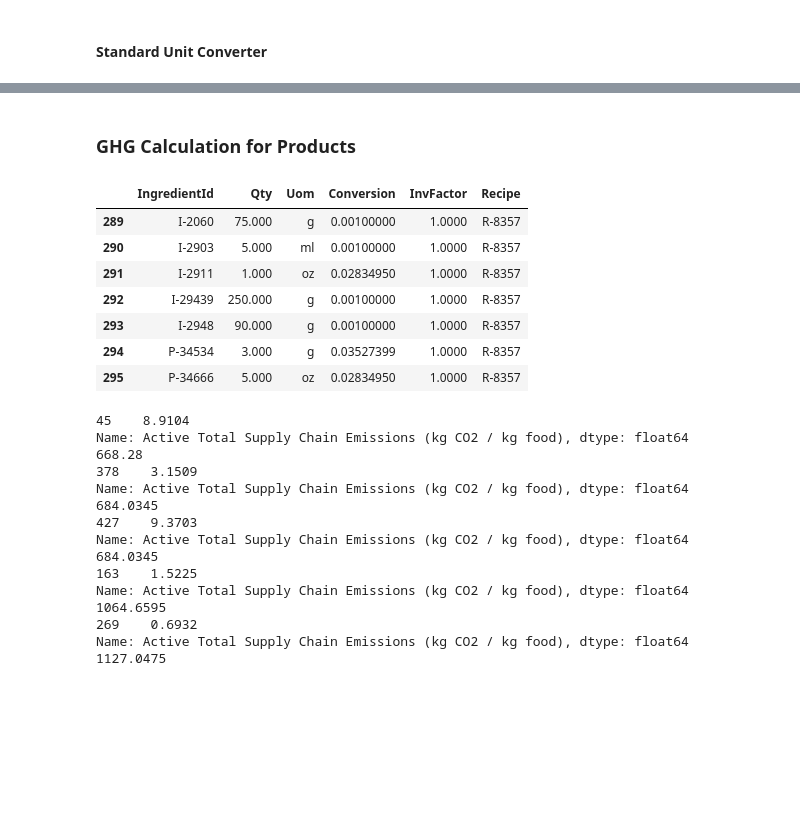
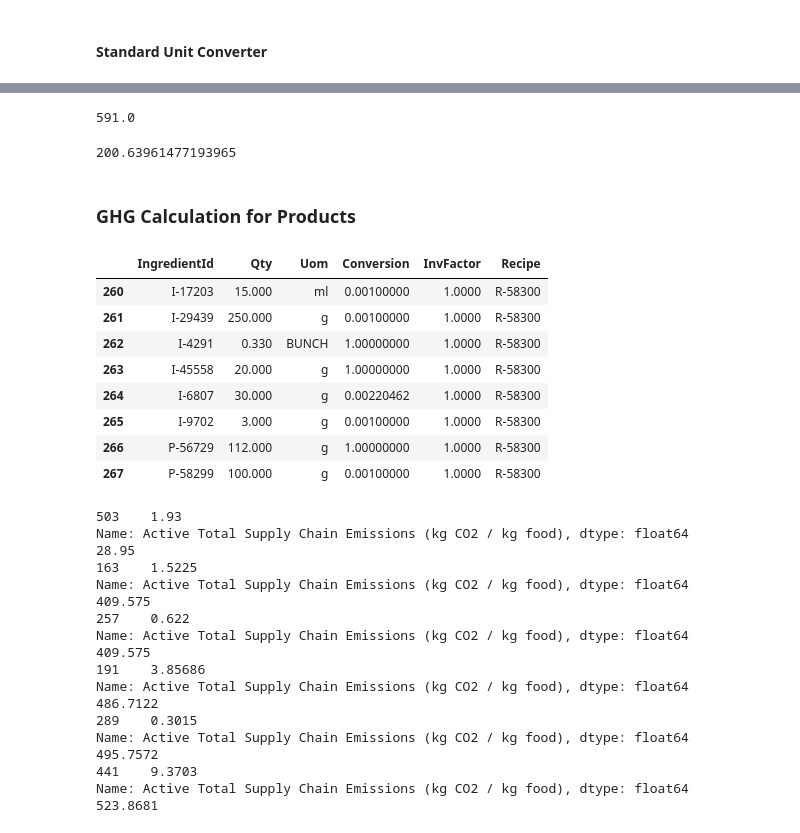
Before and after one commit to silviaaaaaaa/cffs-label, a Jupyter notebook: data analysis/ingre_analysis.ipynb, the cells around one changed output, grey strips where cells are left out. Cells and saved outputs as stored; diff of their text form; code cells hidden in the pictures; blank space fills up the shorter version.

```diff
--- a/data analysis/ingre_analysis.ipynb
+++ b/data analysis/ingre_analysis.ipynb
@@ -674,23 +670,35 @@ spc_converter('', 1, 'K')
+# %%
+std_converter(1,'591ML')
+# %% [output]
+591.0
+# %%
+spc_converter('I-4291', 0.33, 'BUNCH')
+# %% [output]
+200.63961477193965
 # %% [markdown]
 ### GHG Calculation for Products
 # %%
 Products['GHG Emission (g)'] = np.nan
+Products['Weight (g)'] = np.nan
 # %%
 for index, row in Products.iterrows():
     ghg = 0
+    weight = 0
     Products.loc[index, 'GHG Emission (g)'] = ghg
+    Products.loc[index, 'Weight (g)'] = ghg
 # %%
-ingres = Ingredients.loc[Ingredients['Recipe'] == Products.loc[76,'ProdId']]
+ingres = Ingredients.loc[Ingredients['Recipe'] == Products.loc[66,'ProdId']]
 ingres
 # %% [output]
 |  | IngredientId | Qty | Uom | Conversion | InvFactor | Recipe |
-| 289 | I-2060 | 75.000 | g | 0.00100000 | 1.0000 | R-8357 |
-| 290 | I-2903 | 5.000 | ml | 0.00100000 | 1.0000 | R-8357 |
-| 291 | I-2911 | 1.000 | oz | 0.02834950 | 1.0000 | R-8357 |
-| 292 | I-29439 | 250.000 | g | 0.00100000 | 1.0000 | R-8357 |
-| 293 | I-2948 | 90.000 | g | 0.00100000 | 1.0000 | R-8357 |
-| 294 | P-34534 | 3.000 | g | 0.03527399 | 1.0000 | R-8357 |
-| 295 | P-34666 | 5.000 | oz | 0.02834950 | 1.0000 | R-8357 |
+| 260 | I-17203 | 15.000 | ml | 0.00100000 | 1.0000 | R-58300 |
+| 261 | I-29439 | 250.000 | g | 0.00100000 | 1.0000 | R-58300 |
+| 262 | I-4291 | 0.330 | BUNCH | 1.00000000 | 1.0000 | R-58300 |
+| 263 | I-45558 | 20.000 | g | 1.00000000 | 1.0000 | R-58300 |
+| 264 | I-6807 | 30.000 | g | 0.00220462 | 1.0000 | R-58300 |
+| 265 | I-9702 | 3.000 | g | 0.00100000 | 1.0000 | R-58300 |
+| 266 | P-56729 | 112.000 | g | 1.00000000 | 1.0000 | R-58300 |
+| 267 | P-58299 | 100.000 | g | 0.00100000 | 1.0000 | R-58300 |
 # %%
 ghg = 0
 for idx, row in ingres.iterrows():
@@ -703,21 +711,24 @@ for idx, row in ingres.iterrows():
         print(ghge)
         print(ghg)
 # %% [output]
-45    8.9104
+503    1.93
 Name: Active Total Supply Chain Emissions (kg CO2 / kg food), dtype: float64
-668.28
-378    3.1509
-Name: Active Total Supply Chain Emissions (kg CO2 / kg food), dtype: float64
-684.0345
-427    9.3703
-Name: Active Total Supply Chain Emissions (kg CO2 / kg food), dtype: float64
-684.0345
+28.95
 163    1.5225
 Name: Active Total Supply Chain Emissions (kg CO2 / kg food), dtype: float64
-1064.6595
-269    0.6932
+409.575
+257    0.622
 Name: Active Total Supply Chain Emissions (kg CO2 / kg food), dtype: float64
-1127.0475
+409.575
+191    3.85686
+Name: Active Total Supply Chain Emissions (kg CO2 / kg food), dtype: float64
+486.7122
+289    0.3015
+Name: Active Total Supply Chain Emissions (kg CO2 / kg food), dtype: float64
+495.7572
+441    9.3703
+Name: Active Total Supply Chain Emissions (kg CO2 / kg food), dtype: float64
+523.8681
 # %%
 def get_items_ghge(index, row):
     ingres = Ingredients.loc[Ingredients['Recipe'] == Products.loc[index,'ProdId']]
```
Also changed, not shown: parts of 10 cells of this notebook, 11 other files.
